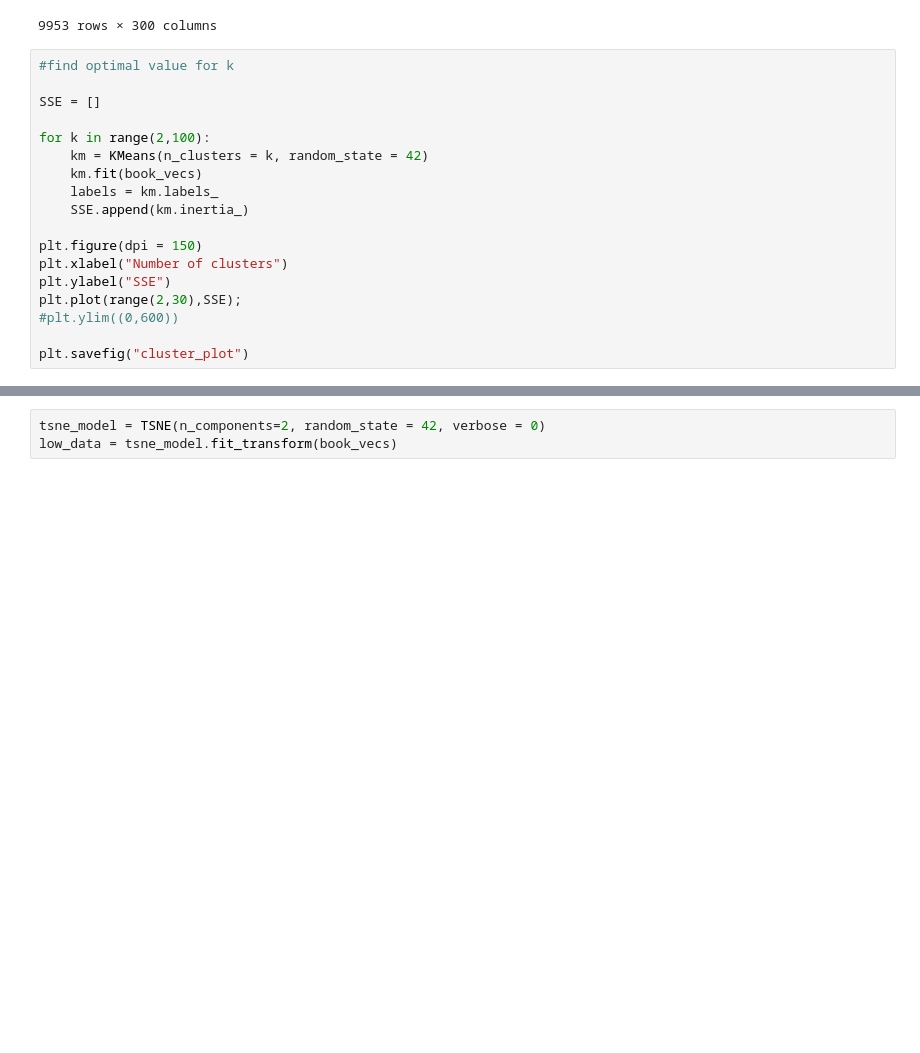
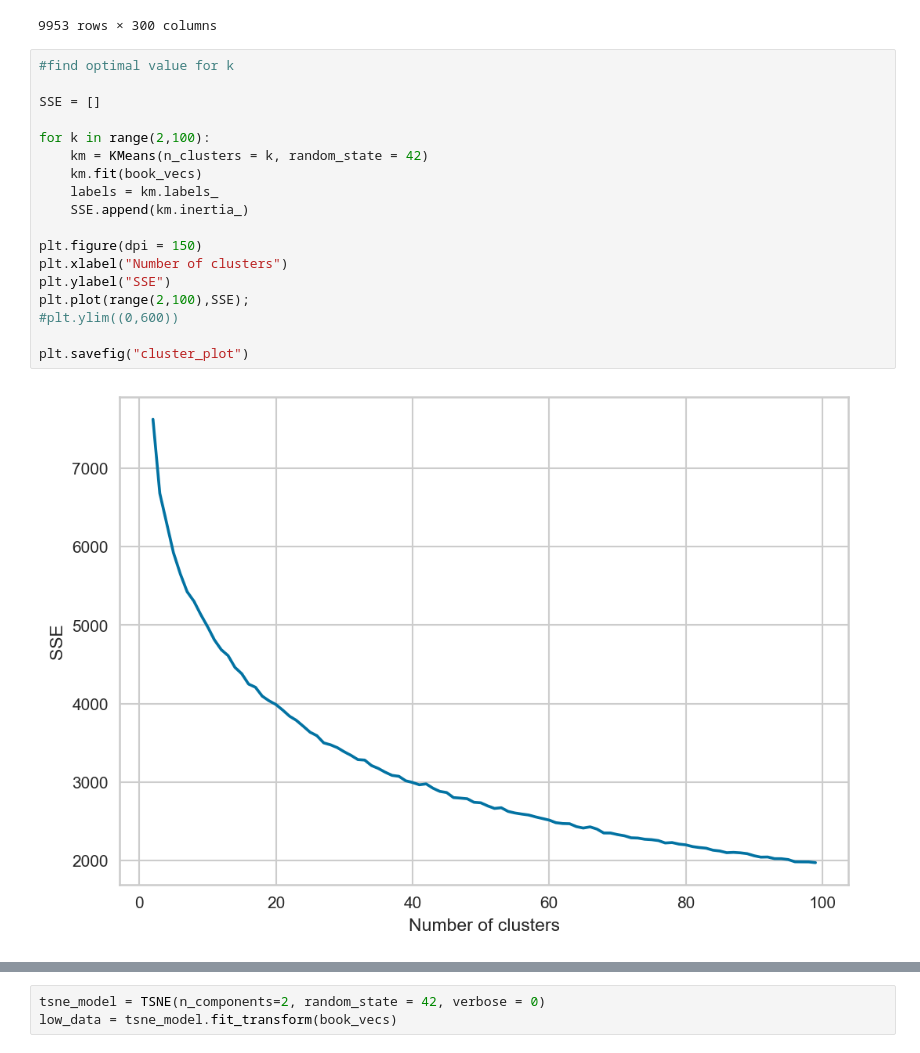
Before and after one commit to konelson/goodreads, a Jupyter notebook: cluster_books.ipynb, the cells around one changed output, grey strips where cells are left out. Drawn from its saved outputs; the diff is of its cells as text; blank space fills up the shorter version.

```diff
--- a/cluster_books.ipynb
+++ b/cluster_books.ipynb
@@ -51,19 +51,21 @@ book_vecs
 # %%
 #find optimal value for k
 
 SSE = []
 
 for k in range(2,100):
     km = KMeans(n_clusters = k, random_state = 42)
     km.fit(book_vecs)
     labels = km.labels_
     SSE.append(km.inertia_)
 
 plt.figure(dpi = 150)
 plt.xlabel("Number of clusters")
 plt.ylabel("SSE")
-plt.plot(range(2,30),SSE);
+plt.plot(range(2,100),SSE);
 #plt.ylim((0,600))
 
 plt.savefig("cluster_plot")
+# %% [output]
+[figure, added]
 # %%
```
Also changed, not shown: parts of 15 cells of this notebook.
